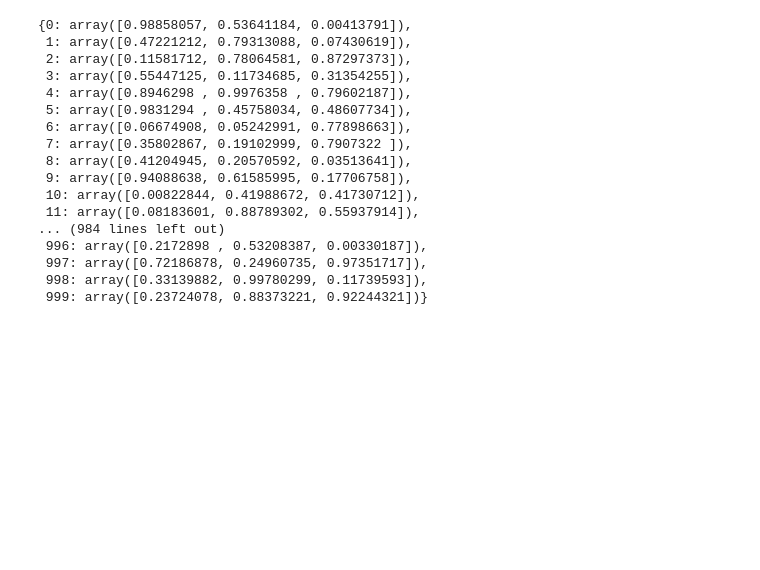
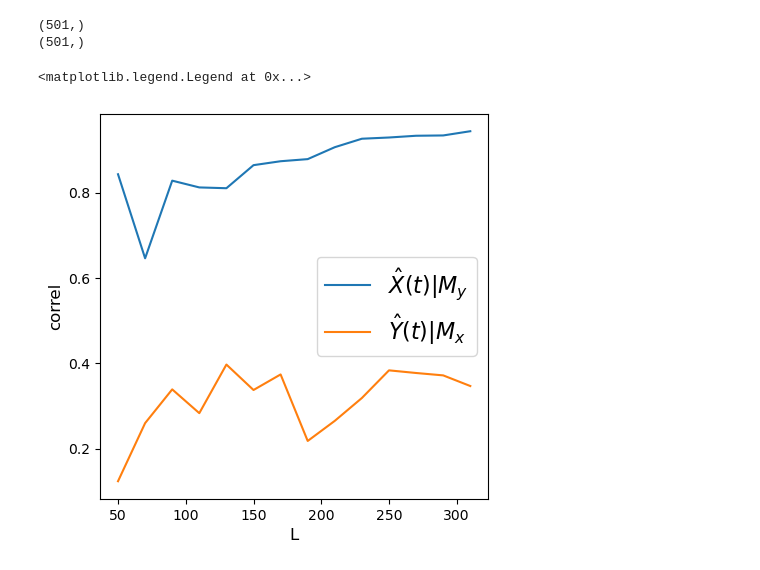
Before and after one commit to Peisong-Zheng/Inso_LGMR, a Jupyter notebook: CCM_from_scratch.ipynb, the cells around one changed output. Saved outputs shown, nothing was run; the diff lists cells and outputs as text; code cells hidden in the pictures; blank space fills up the shorter version.

```diff
--- a/CCM_from_scratch.ipynb
+++ b/CCM_from_scratch.ipynb
@@ -143,20 +136,54 @@ t_vec[0][0]
-# %%
-Mx
-# %% [output]
-{0: array([0.98858057, 0.53641184, 0.00413791]),
- 1: array([0.47221212, 0.79313088, 0.07430619]),
- 2: array([0.11581712, 0.78064581, 0.87297373]),
- 3: array([0.55447125, 0.11734685, 0.31354255]),
- 4: array([0.8946298 , 0.9976358 , 0.79602187]),
- 5: array([0.9831294 , 0.45758034, 0.48607734]),
- 6: array([0.06674908, 0.05242991, 0.77898663]),
- 7: array([0.35802867, 0.19102999, 0.7907322 ]),
- 8: array([0.41204945, 0.20570592, 0.03513641]),
- 9: array([0.94088638, 0.61585995, 0.17706758]),
- 10: array([0.00822844, 0.41988672, 0.41730712]),
- 11: array([0.08183601, 0.88789302, 0.55937914]),
-... (984 lines left out)
- 996: array([0.2172898 , 0.53208387, 0.00330187]),
- 997: array([0.72186878, 0.24960735, 0.97351717]),
- 998: array([0.33139882, 0.99780299, 0.11739593]),
- 999: array([0.23724078, 0.88373221, 0.92244321])}
+# %%
+import matplotlib.pyplot as plt
+
+# params
+r_x = 3.8
+r_y = 3.5
+B_xy = 0.02 # effect on x given y (effect of y on x)
+B_yx = 0.3 # effect on y given x (effect of x on y)
+
+X0 = 0.4 # initial val
+Y0 = 0.2 # initial val
+t = 500 # time steps
+
+
+def func_1(X, Y, r, B):
+    return X*(r - r*X - B*Y)
+
+
+X = [X0]
+Y = [Y0]
+for i in range(t):
+    X_ = func_1(X[-1], Y[-1], r_x, B_xy)
+    Y_ = func_1(Y[-1], X[-1], r_y, B_yx)
+    X.append(X_)
+    Y.append(Y_)
+
+# Looking at "convergence"
+L_range = range(50, 320, 20) # L values to test
+tau = 1
+E = 2
+
+# print the shape of X and Y
+print(np.shape(X))
+print(np.shape(Y))
+
+Xhat_My, Yhat_Mx = [], [] # correlation list
+for L in L_range:
+    ccm_XY = ccm(X, Y, tau, E, L) # define new ccm object # Testing for X -> Y
+    ccm_YX = ccm(Y, X, tau, E, L) # define new ccm object # Testing for Y -> X
+    Xhat_My.append(ccm_XY.causality()[0])
+    Yhat_Mx.append(ccm_YX.causality()[0])
+
+# plot convergence as L->inf. Convergence is necessary to conclude causality
+plt.figure(figsize=(5,5))
+plt.plot(L_range, Xhat_My, label='$\hat{X}(t)|M_y$')
+plt.plot(L_range, Yhat_Mx, label='$\hat{Y}(t)|M_x$')
+plt.xlabel('L', size=12)
+plt.ylabel('correl', size=12)
+plt.legend(prop={'size': 16})
+# %% [output]
+(501,)
+(501,)
+<matplotlib.legend.Legend at 0x...>
+[figure, added]
```
Also changed, not shown: parts of 6 cells of this notebook.
